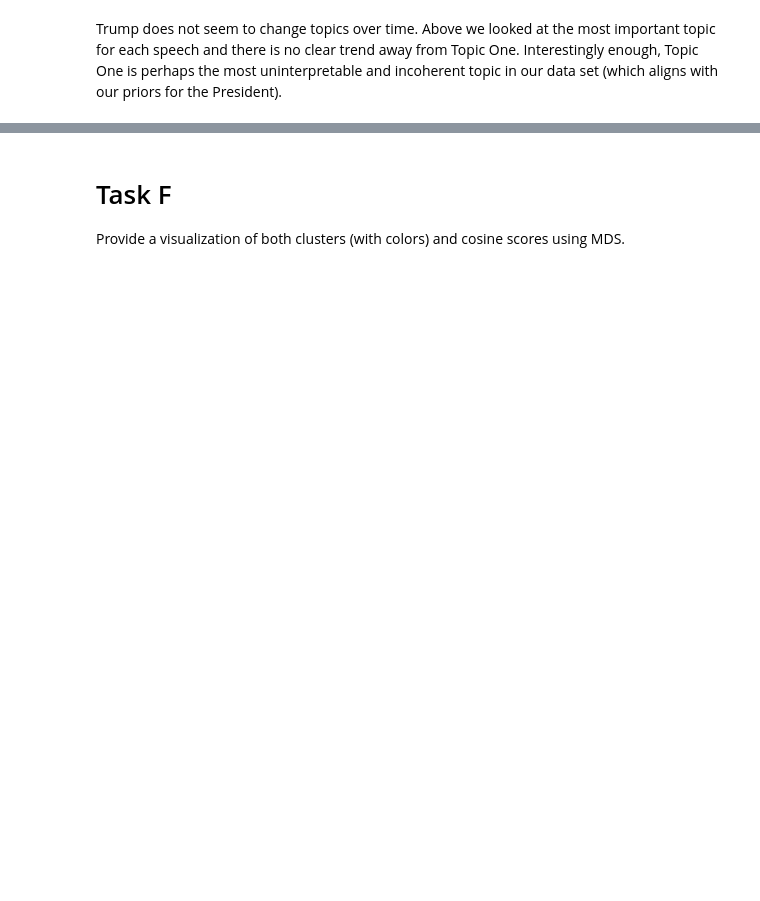
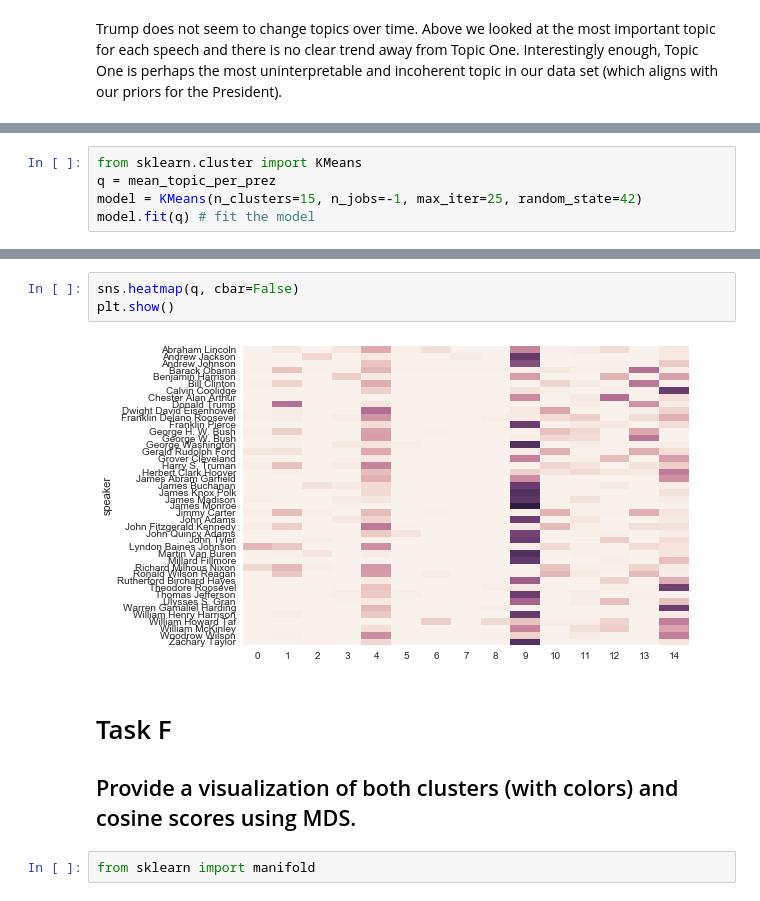
Before and after one commit to JakeTheWise/socialitics, a Jupyter notebook: proj2/Social Media Assignment 2.ipynb, the cells around one changed output, grey strips where cells are left out. Drawn from its saved outputs; the diff is of its cells as text; blank space fills up the shorter version.

```diff
--- a/proj2/Social Media Assignment 2.ipynb
+++ b/proj2/Social Media Assignment 2.ipynb
@@ -137,0 +135,5 @@ from sklearn.metrics import adjusted_rand_score
+# %%
+from sklearn.cluster import KMeans
+q = mean_topic_per_prez
+model = KMeans(n_clusters=15, n_jobs=-1, max_iter=25, random_state=42)
+model.fit(q) # fit the model
@@ -138,3 +199,11 @@ from sklearn.metrics import adjusted_rand_score
+# %%
+sns.heatmap(q, cbar=False)
+plt.show()
+# %% [output]
+[figure, added]
 # %% [markdown]
 # Task F
-Provide a visualization of both clusters (with colors) and cosine scores using MDS.
+
+## Provide a visualization of both clusters (with colors) and cosine scores using MDS.
+# %%
+from sklearn import manifold
```
Also changed, not shown: parts of 15 cells of this notebook.
